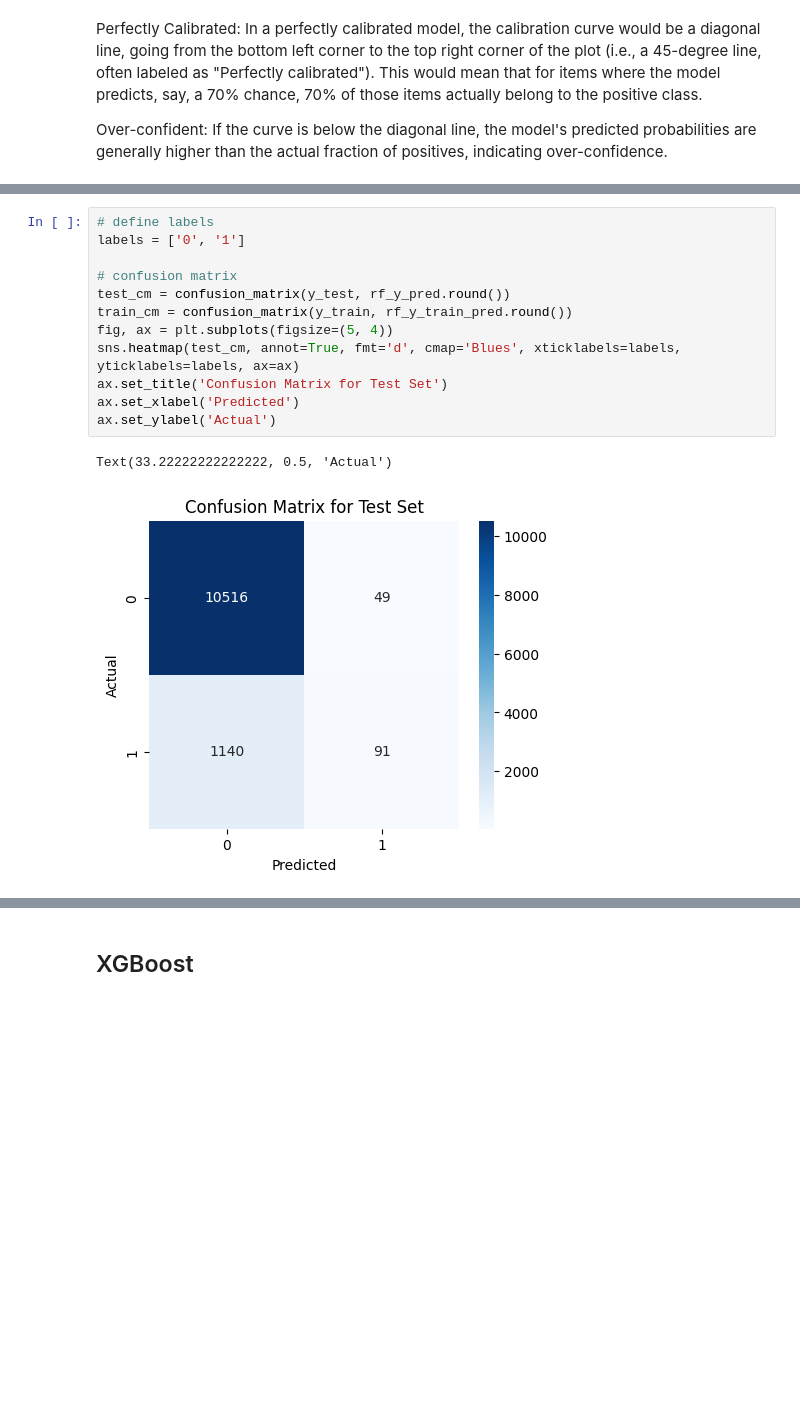
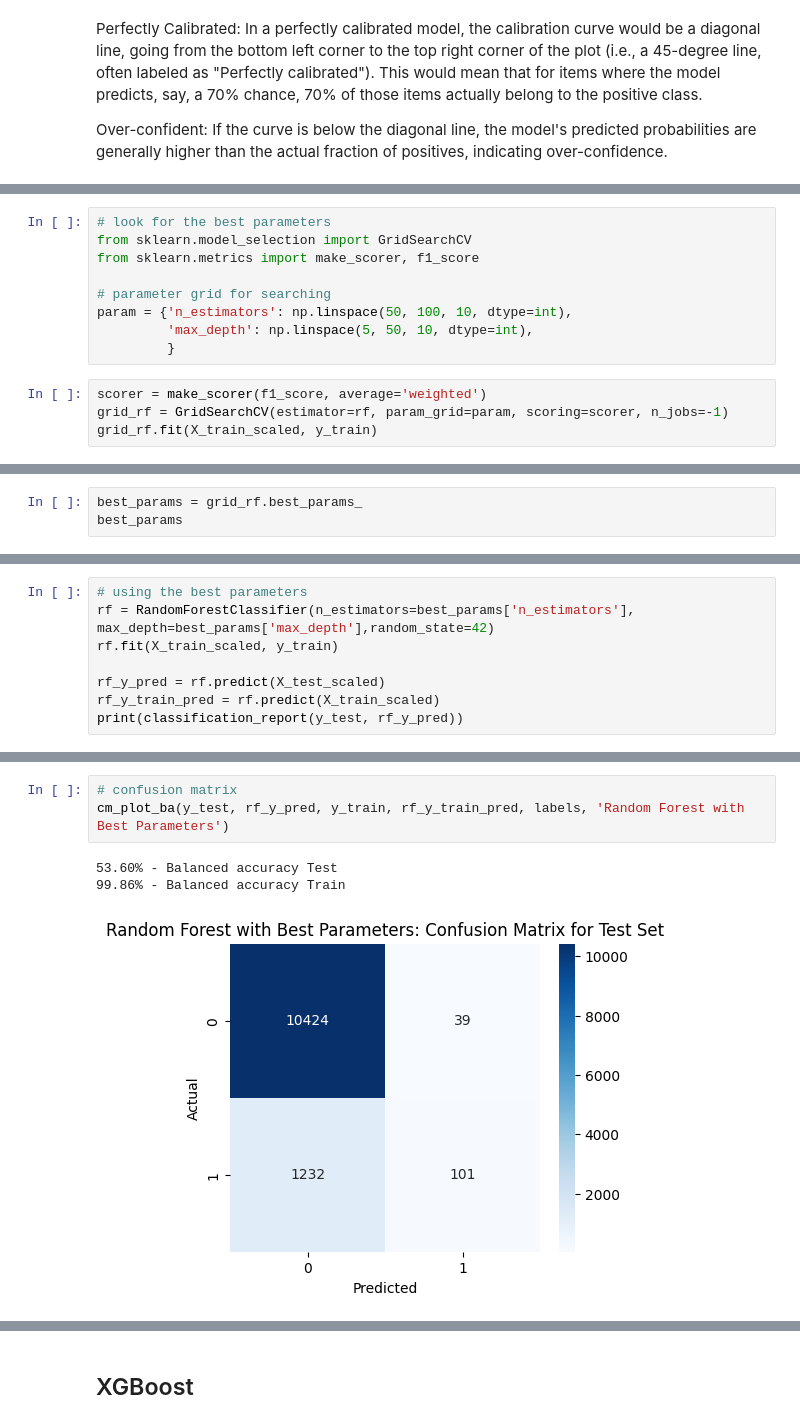
Before and after one commit to jiaminho/RPH-HAC-Prediction, a Jupyter notebook: HAC_Model.ipynb, the cells around one changed output, grey strips where cells are left out. Saved outputs shown, nothing was run; the diff lists cells and outputs as text; blank space fills up the shorter version.

Commit message:
Added Hyperparameter GridSearchCV Skeleton and fixed CM function

```diff
--- a/HAC_Model.ipynb
+++ b/HAC_Model.ipynb
@@ -463,0 +483,13 @@ print(f"{balanced_accuracy_score(y_train, rf_y_train_pred.round()) * 100:.2f}% -
+# %%
+# look for the best parameters
+from sklearn.model_selection import GridSearchCV
+from sklearn.metrics import make_scorer, f1_score
+
+# parameter grid for searching
+param = {'n_estimators': np.linspace(50, 100, 10, dtype=int),
+         'max_depth': np.linspace(5, 50, 10, dtype=int),
+         }
+# %%
+scorer = make_scorer(f1_score, average='weighted')
+grid_rf = GridSearchCV(estimator=rf, param_grid=param, scoring=scorer, n_jobs=-1)
+grid_rf.fit(X_train_scaled, y_train)
@@ -463,0 +501,3 @@ print(f"{balanced_accuracy_score(y_train, rf_y_train_pred.round()) * 100:.2f}% -
+# %%
+best_params = grid_rf.best_params_
+best_params
@@ -463,0 +506,8 @@ print(f"{balanced_accuracy_score(y_train, rf_y_train_pred.round()) * 100:.2f}% -
+# %%
+# using the best parameters
+rf = RandomForestClassifier(n_estimators=best_params['n_estimators'], max_depth=best_params['max_depth'],random_state=42)
+rf.fit(X_train_scaled, y_train)
+
+rf_y_pred = rf.predict(X_test_scaled)
+rf_y_train_pred = rf.predict(X_train_scaled)
+print(classification_report(y_test, rf_y_pred))
@@ -464,18 +523,10 @@ print(f"{balanced_accuracy_score(y_train, rf_y_train_pred.round()) * 100:.2f}% -
 # %%
-# define labels
-labels = ['0', '1']
-
 # confusion matrix
-test_cm = confusion_matrix(y_test, rf_y_pred.round())
-train_cm = confusion_matrix(y_train, rf_y_train_pred.round())
-fig, ax = plt.subplots(figsize=(5, 4))
-sns.heatmap(test_cm, annot=True, fmt='d', cmap='Blues', xticklabels=labels, yticklabels=labels, ax=ax)
-ax.set_title('Confusion Matrix for Test Set')
-ax.set_xlabel('Predicted')
-ax.set_ylabel('Actual')
+cm_plot_ba(y_test, rf_y_pred, y_train, rf_y_train_pred, labels, 'Random Forest with Best Parameters')
 # %% [output]
-Text(33.22222222222222, 0.5, 'Actual')
+53.60% - Balanced accuracy Test
+99.86% - Balanced accuracy Train
-[figure, old version]
+[figure, new version]
 # %%
 from sklearn.tree import plot_tree
 
```
Also changed, not shown: parts of 33 cells of this notebook.
